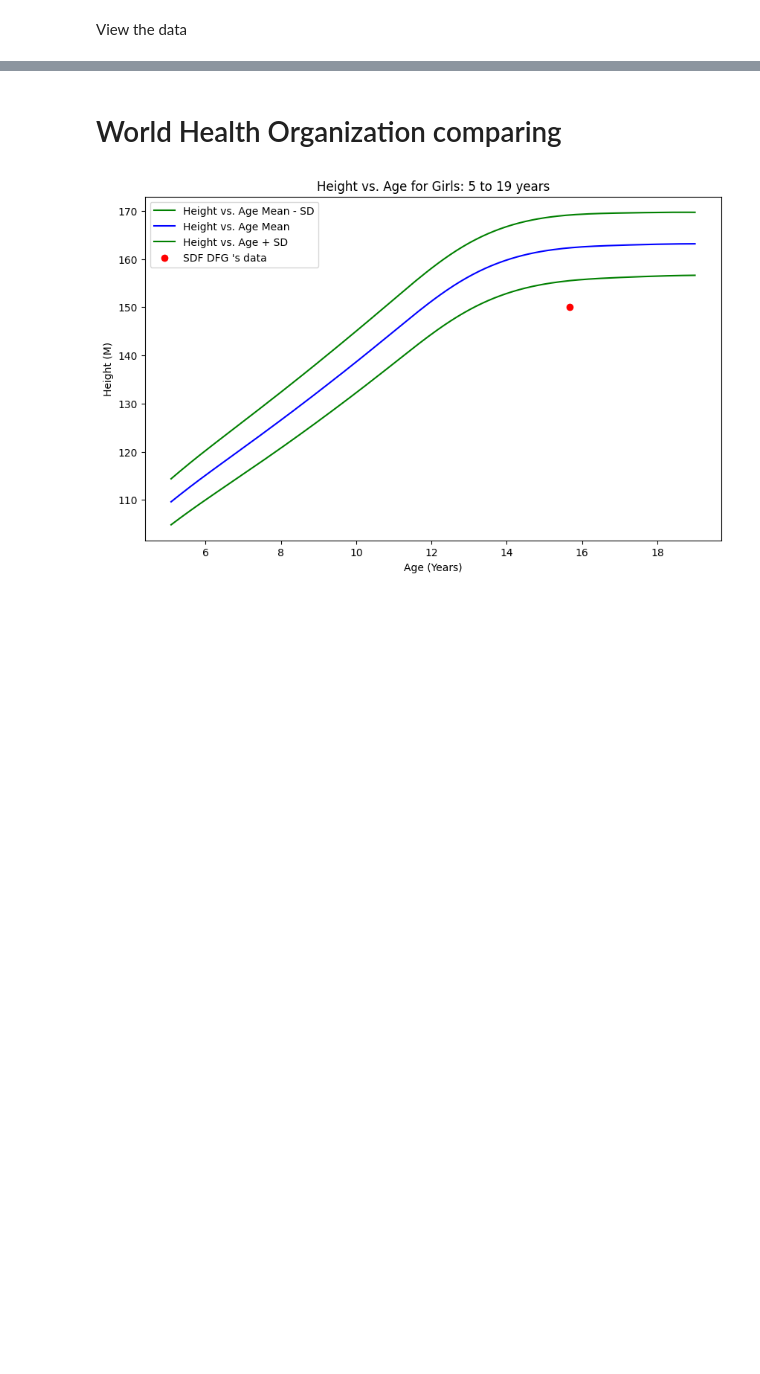
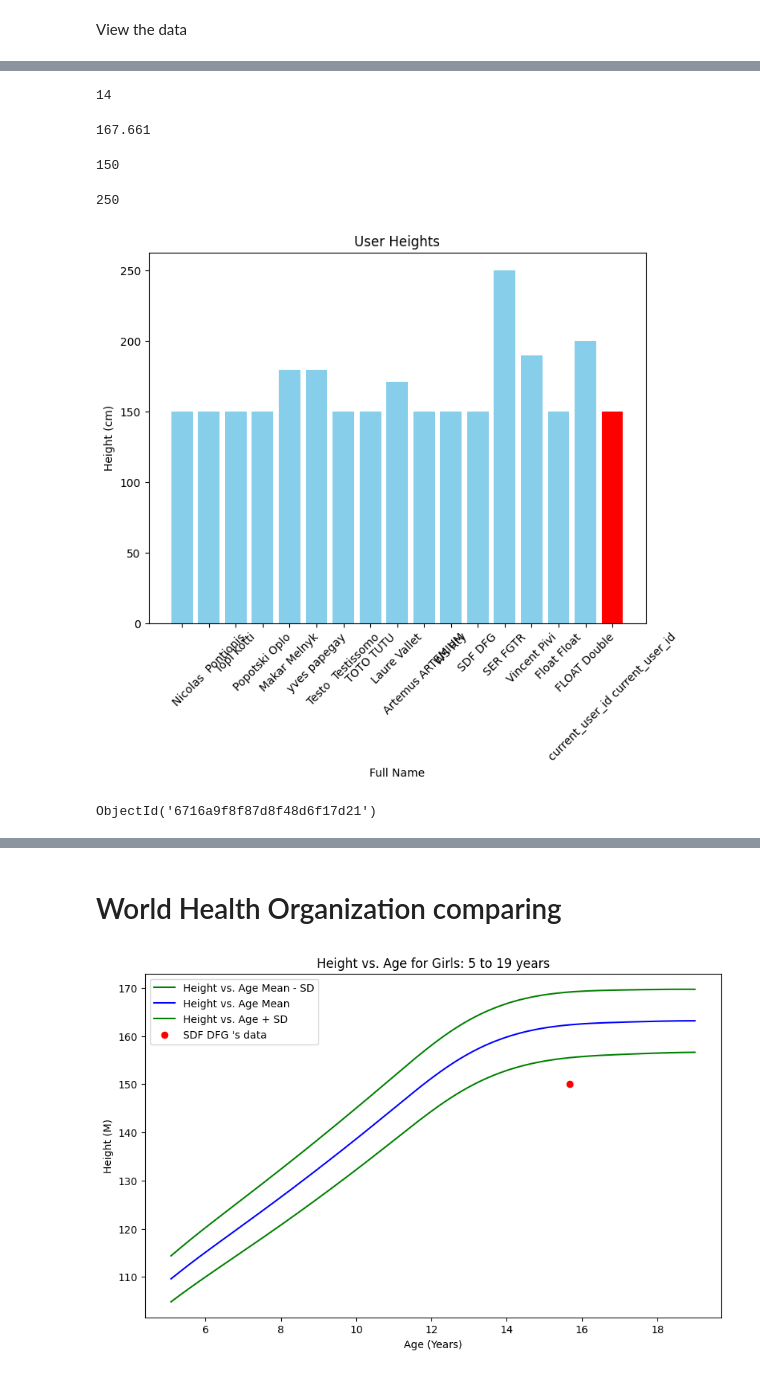
Before and after one commit to Informathiques/2024-Autumn-Cluj-Napoca, a Jupyter notebook: Day1.ipynb, the cells around one changed output, grey strips where cells are left out. Saved outputs shown, nothing was run; the diff lists cells and outputs as text; code cells hidden in the pictures; blank space fills up the shorter version.

```diff
--- a/Day1.ipynb
+++ b/Day1.ipynb
@@ -174,6 +177,8 @@ def fetch_data():
             'First Name': user['First Name'],
             'Second Name': user['Second Name'],
             'Height': user['Height'],
+            'Gender': user['Gender'],
+            'Date of Birth': user['Date of Birth'],
             '_id': user['_id']
         })
     return data
@@ -201,0 +251,40 @@ data
+# %%
+sum(1 for user in data if user['Gender'] == 'Male')
+# %% [output]
+14
+# %%
+# Extract heights and compute the mean
+heights = [user['Height'] for user in data]
+mean_height = sum(heights) / len(heights)
+mean_height
+# %% [output]
+167.661
+# %%
+min(heights)
+# %% [output]
+150
+# %%
+max(heights)
+# %% [output]
+250
+# %%
+# libraries import
+import matplotlib.pyplot as plt
+
+first_names = [f"{user['First Name']} {user['Second Name']}" for user in data]
+heights = [user['Height'] for user in data]
+#for user in users_data:
+colors = ['red' if item['_id'] == current_user_id else 'skyblue' for item in data]
+plt.figure(figsize=(8,6))
+plt.bar(first_names, heights, color=colors)
+plt.xlabel('Full Name')
+plt.ylabel('Height (cm)')
+plt.title('User Heights')
+plt.xticks(rotation=45)
+plt.show()
+# %% [output]
+[figure, added]
+# %%
+current_user_id
+# %% [output]
+ObjectId('6716a9f8f87d8f48d6f17d21')
```
Also changed, not shown: parts of 11 cells of this notebook.
